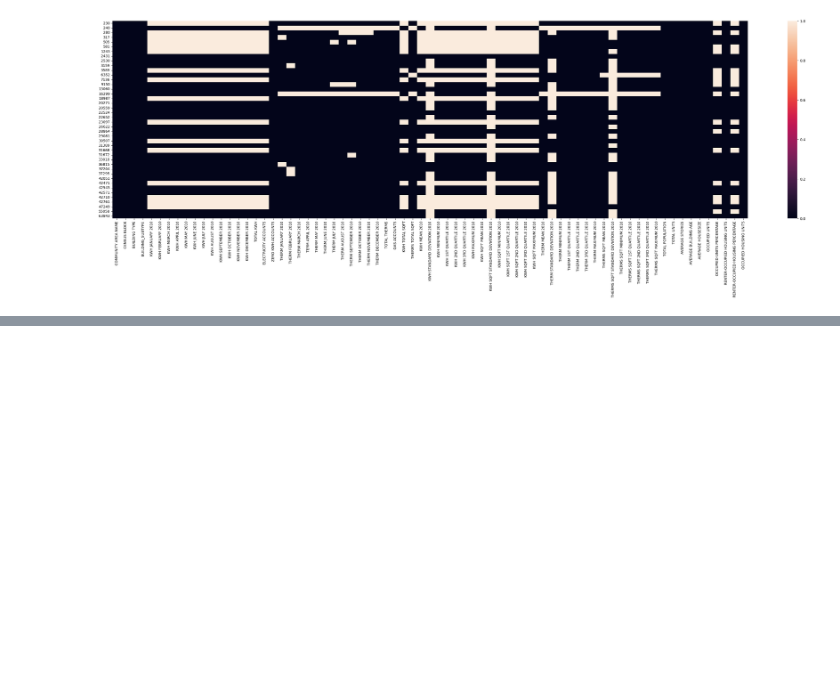
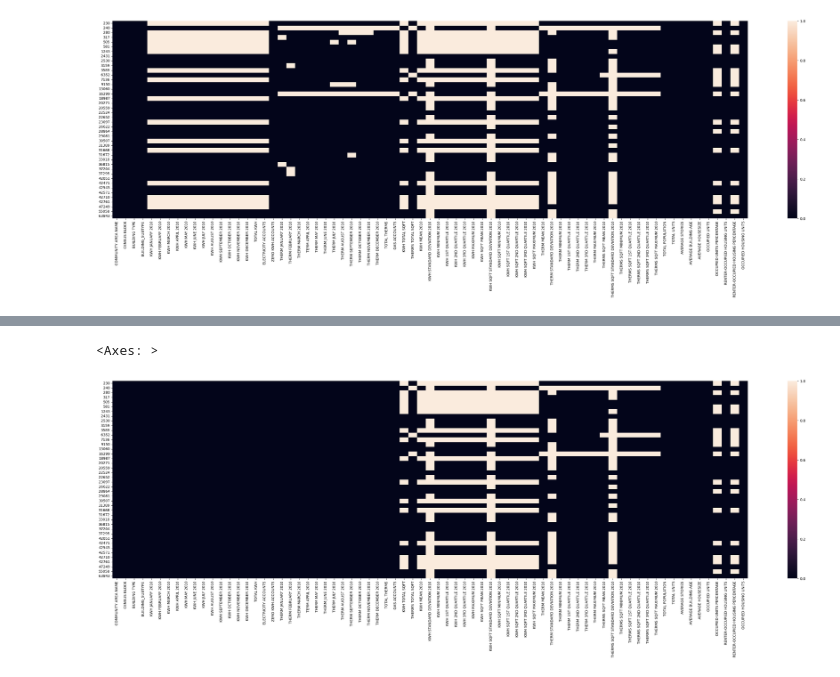
Before and after one commit to Gourav052003/Machine-Learning-Solutions-for-Predicting-Municipal-Waste-Costs-and-Sustainable-Resource-Management, a Jupyter notebook: notebook.ipynb, the cells around one changed output, grey strips where cells are left out. Saved outputs shown, nothing was run; the diff lists cells and outputs as text; code cells hidden in the pictures; blank space fills up the shorter version.

```diff
--- a/notebook.ipynb
+++ b/notebook.ipynb
@@ -79,0 +107,3 @@ sns.heatmap(industrial_energy_usage_df.isnull())
+# %%
+industrial_energy_usage_df.iloc[:,19:33] = industrial_energy_usage_df.iloc[:,19:33].fillna(0)
+industrial_energy_usage_df.isnull().mean()*100
@@ -79,0 +128,6 @@ sns.heatmap(industrial_energy_usage_df.isnull())
+# %%
+plt.figure(figsize=(40,10))
+sns.heatmap(industrial_energy_usage_df.isnull())
+# %% [output]
+<Axes: >
+[figure, added]
```
Also changed, not shown: parts of 4 cells of this notebook.
